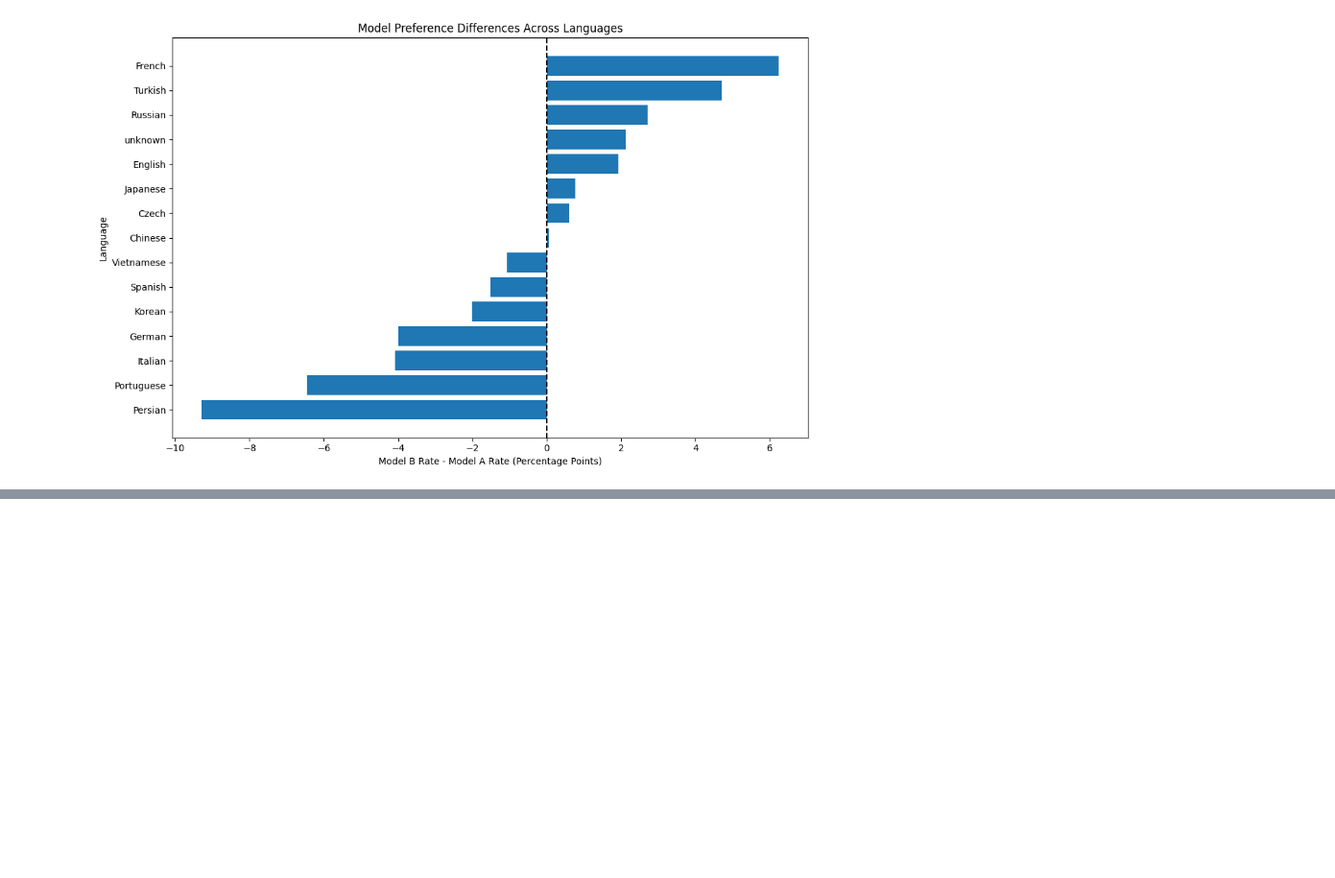
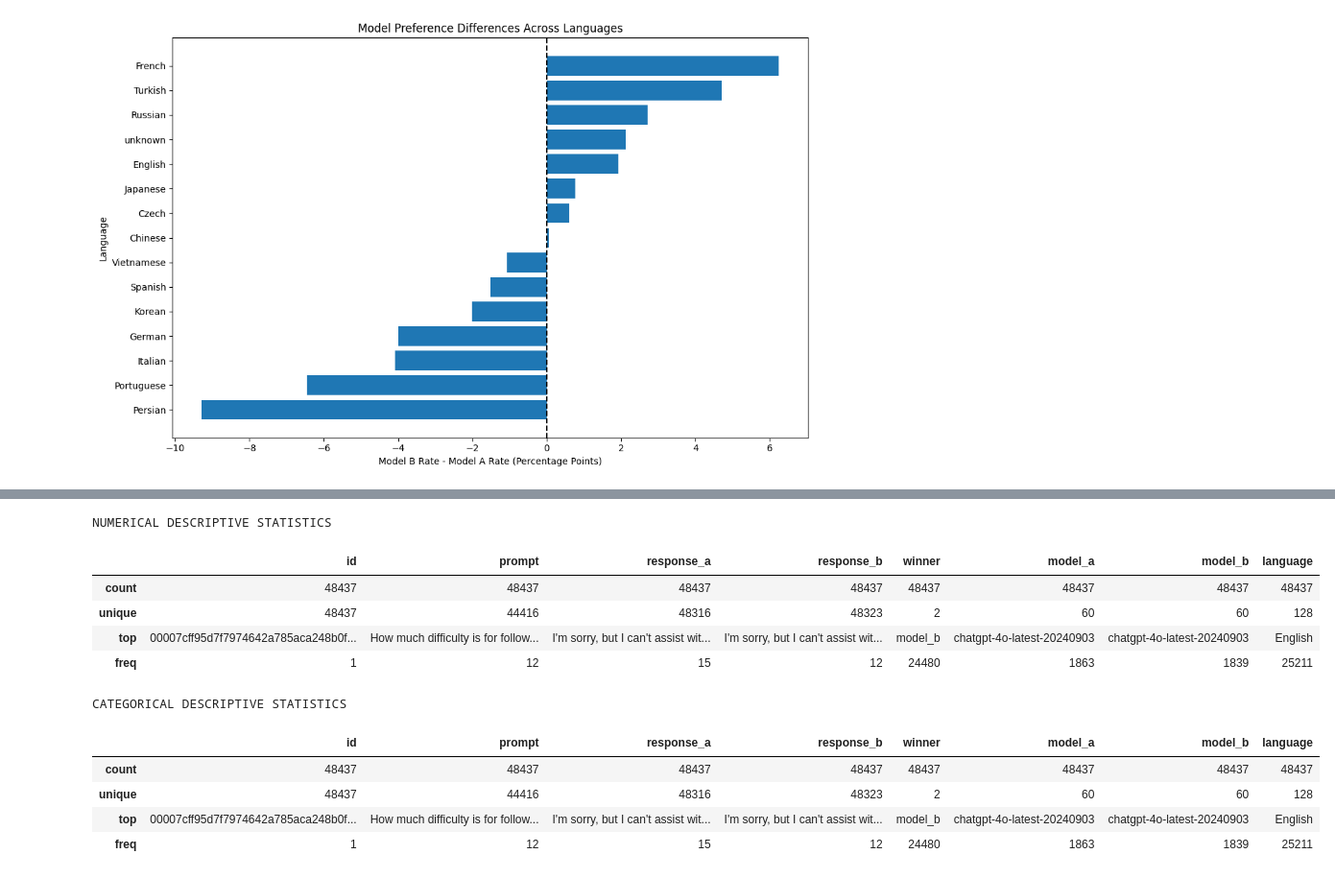
Before and after one commit to ceng313-2026/GROUP26_CENG313, a Jupyter notebook: assignment1_eda_baseline.ipynb, the cells around one changed output, grey strips where cells are left out. Shown at 96% size. Drawn from its saved outputs; the diff is of its cells as text; code cells hidden in the pictures; blank space fills up the shorter version.

Commit message:
Complete Assignment 1 EDA and baseline model

```diff
--- a/assignment1_eda_baseline.ipynb
+++ b/assignment1_eda_baseline.ipynb
@@ -823,0 +1056,23 @@ print(os.listdir("/content"))
+# %%
+print("NUMERICAL DESCRIPTIVE STATISTICS")
+
+display(train_model.describe())
+
+print("\nCATEGORICAL DESCRIPTIVE STATISTICS")
+
+display(
+    train_model.describe(include="object")
+)
+# %% [output]
+NUMERICAL DESCRIPTIVE STATISTICS
+|  | id | prompt | response_a | response_b | winner | model_a | model_b | language |
+| count | 48437 | 48437 | 48437 | 48437 | 48437 | 48437 | 48437 | 48437 |
+| unique | 48437 | 44416 | 48316 | 48323 | 2 | 60 | 60 | 128 |
+| top | 00007cff95d7f7974642a785aca248b0f... | How much difficulty is for follow... | I'm sorry, but I can't assist wit... | I'm sorry, but I can't assist wit... | model_b | chatgpt-4o-latest-20240903 | chatgpt-4o-latest-20240903 | English |
+| freq | 1 | 12 | 15 | 12 | 24480 | 1863 | 1839 | 25211 |
+CATEGORICAL DESCRIPTIVE STATISTICS
+|  | id | prompt | response_a | response_b | winner | model_a | model_b | language |
+| count | 48437 | 48437 | 48437 | 48437 | 48437 | 48437 | 48437 | 48437 |
+| unique | 48437 | 44416 | 48316 | 48323 | 2 | 60 | 60 | 128 |
+| top | 00007cff95d7f7974642a785aca248b0f... | How much difficulty is for follow... | I'm sorry, but I can't assist wit... | I'm sorry, but I can't assist wit... | model_b | chatgpt-4o-latest-20240903 | chatgpt-4o-latest-20240903 | English |
+| freq | 1 | 12 | 15 | 12 | 24480 | 1863 | 1839 | 25211 |
```
Also changed, not shown: parts of 37 cells of this notebook.
